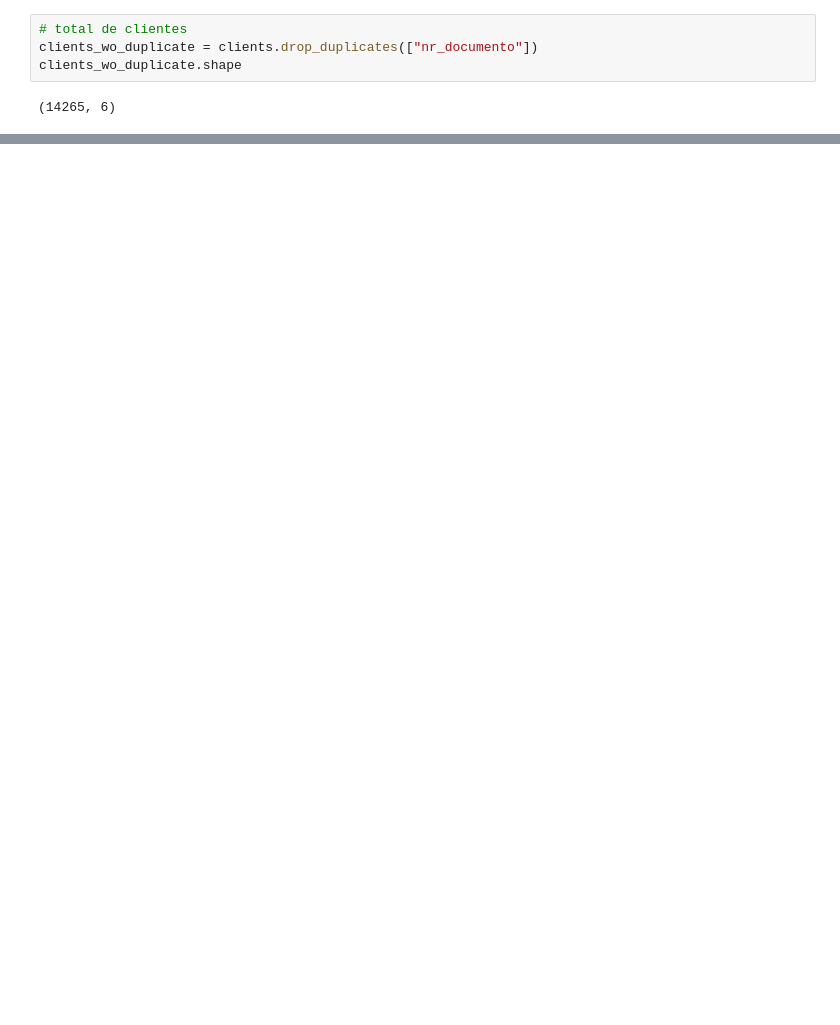
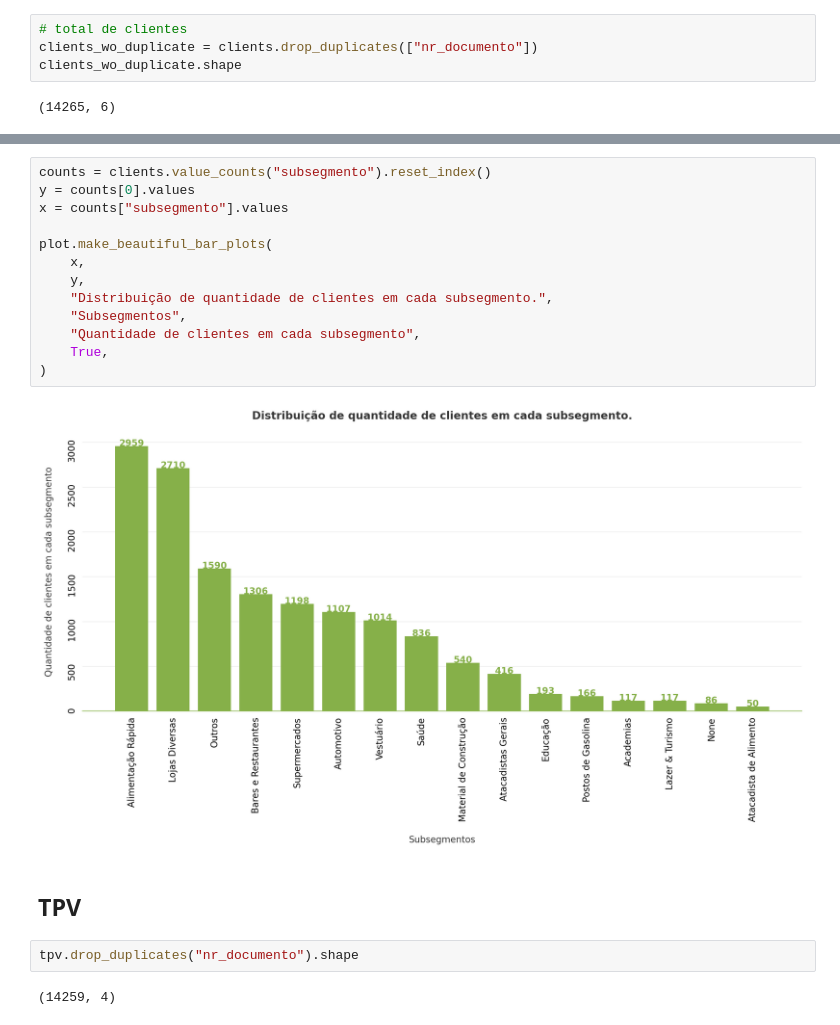
Before and after one commit to LucianoBatista/stone-data-challenge, a Jupyter notebook: notebooks/describe.ipynb, the cells around one changed output, grey strips where cells are left out. Cells and saved outputs as stored; diff of their text form; blank space fills up the shorter version.

```diff
--- a/notebooks/describe.ipynb
+++ b/notebooks/describe.ipynb
@@ -204,0 +75,21 @@ geral[["contrato_id"]].drop_duplicates()
+# %%
+counts = clients.value_counts("subsegmento").reset_index()
+y = counts[0].values
+x = counts["subsegmento"].values
+
+plot.make_beautiful_bar_plots(
+    x,
+    y,
+    "Distribuição de quantidade de clientes em cada subsegmento.",
+    "Subsegmentos",
+    "Quantidade de clientes em cada subsegmento",
+    True,
+)
+# %% [output]
+[figure, added]
+# %% [markdown]
+## TPV
+# %%
+tpv.drop_duplicates("nr_documento").shape
+# %% [output]
+(14259, 4)
```
Also changed, not shown: parts of 54 cells of this notebook, 19 other files.
